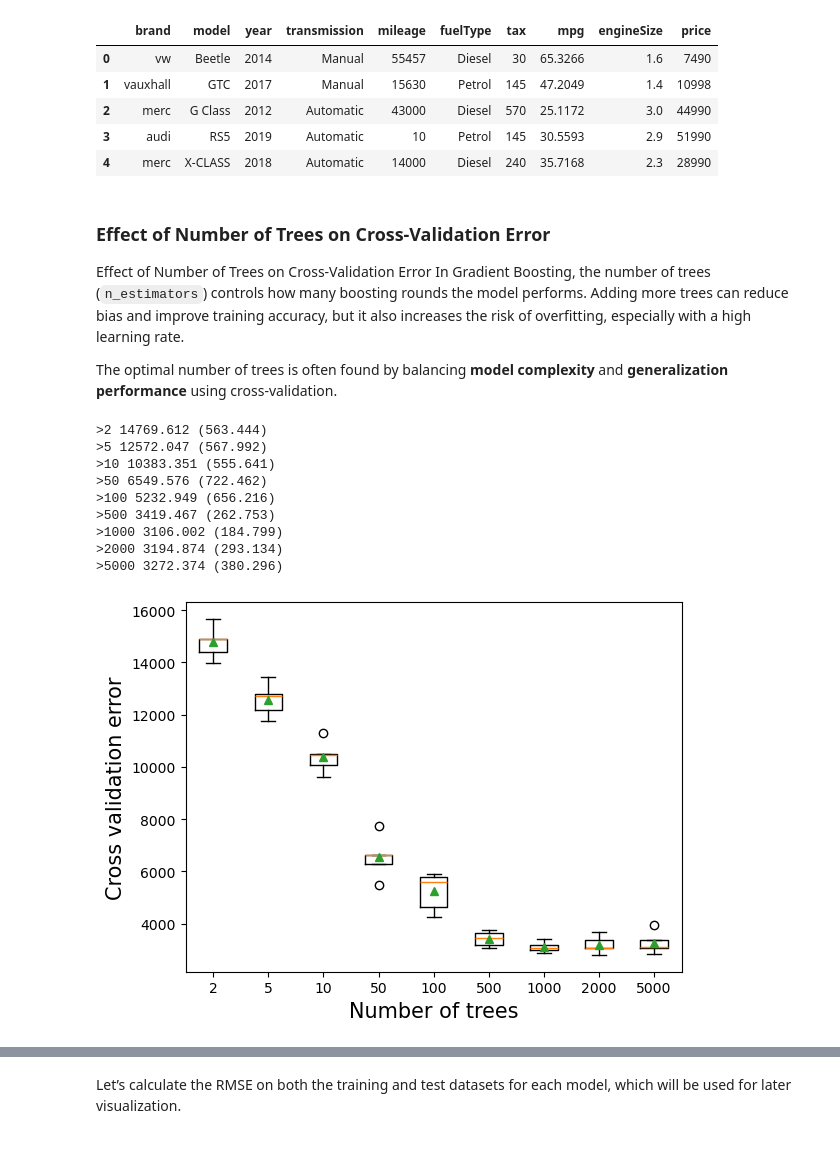
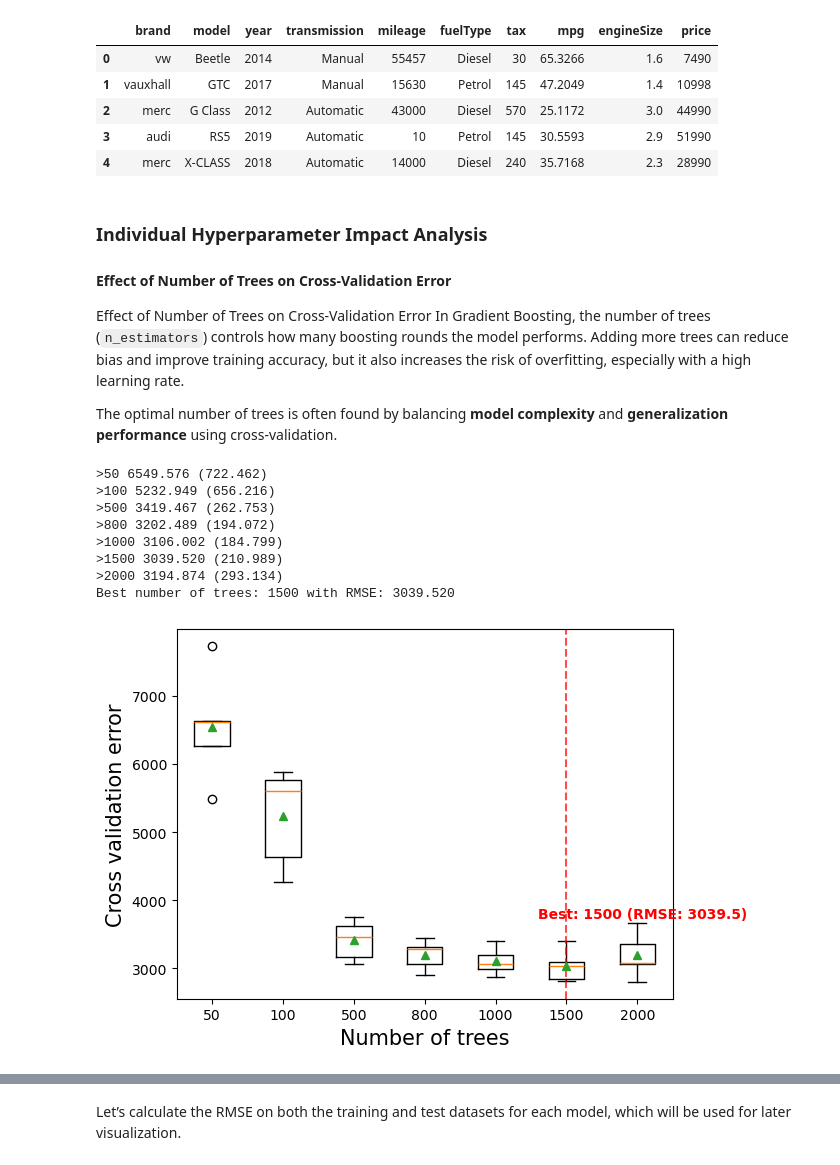
Before and after one commit to Lizhen0909/STAT303-3-class-notes, a Jupyter notebook: Gradient_Boosting.ipynb, the cells around one changed output, grey strips where cells are left out. Cells and saved outputs as stored; diff of their text form; code cells hidden in the pictures.

```diff
--- a/Gradient_Boosting.ipynb
+++ b/Gradient_Boosting.ipynb
@@ -104,7 +185,9 @@ X_test_encoded_df = pd.DataFrame(X_test_encoded, columns=encoder.get_feature_nam
 X_train_final = pd.concat([X_train_encoded_df, X_train[numerical_feature].reset_index(drop=True)], axis=1)
 X_test_final = pd.concat([X_test_encoded_df, X_test[numerical_feature].reset_index(drop=True)], axis=1)
 # %% [markdown]
-### Effect of Number of Trees on Cross-Validation Error
+### Individual Hyperparameter Impact Analysis
+
+#### Effect of Number of Trees on Cross-Validation Error
 
 Effect of Number of Trees on Cross-Validation Error
 In Gradient Boosting, the number of trees (`n_estimators`) controls how many boosting rounds the model performs. Adding more trees can reduce bias and improve training accuracy, but it also increases the risk of overfitting, especially with a high learning rate.
@@ -114,44 +197,57 @@ The optimal number of trees is often found by balancing **model complexity** and
 def get_models():
     models = dict()
     # define number of trees to consider
-    n_trees = [2, 5, 10, 50, 100, 500, 1000, 2000, 5000]
+    n_trees = [50, 100, 500, 800, 1000, 1500, 2000]
     for n in n_trees:
         models[str(n)] = GradientBoostingRegressor(n_estimators=n,random_state=1,loss='huber')
     return models
 
 # evaluate a given model using cross-validation
 def evaluate_model(model, X, y):
     # define the evaluation procedure
     cv = KFold(n_splits=5, shuffle=True, random_state=1)
     # evaluate the model and collect the results
     scores = np.sqrt(-cross_val_score(model, X, y, scoring='neg_mean_squared_error', cv=cv, n_jobs=-1))
     return scores
 
 # get the models to evaluate
 models = get_models()
 # evaluate the models and store results
 results, names = list(), list()
 for name, model in models.items():
     # evaluate the model
     scores = evaluate_model(model, X_train_final, y_train)
     # store the results
     results.append(scores)
     names.append(name)
     # summarize the performance along the way
     print('>%s %.3f (%.3f)' % (name, np.mean(scores), np.std(scores)))
-# plot model performance for comparison
+
 plt.boxplot(results, labels=names, showmeans=True)
 plt.ylabel('Cross validation error',fontsize=15)
 plt.xlabel('Number of trees',fontsize=15);
+
+# get the optimal number of trees
+best_index = np.argmin([np.mean(r) for r in results])
+best_n_trees = names[best_index]
+best_score = np.mean(results[best_index])
+
+
+# Highlight the best model on the plot
+plt.axvline(x=best_index+1, color='red', linestyle='--', alpha=0.7)
+plt.text(best_index + 1 - 0.4, best_score+700,
+         f'Best: {best_n_trees} (RMSE: {best_score:.1f})',
+         color='red', fontweight='bold')
+
+print(f"Best number of trees: {best_n_trees} with RMSE: {best_score:.3f}")
 # %% [output]
->2 14769.612 (563.444)
->5 12572.047 (567.992)
->10 10383.351 (555.641)
 >50 6549.576 (722.462)
 >100 5232.949 (656.216)
 >500 3419.467 (262.753)
+>800 3202.489 (194.072)
 >1000 3106.002 (184.799)
+>1500 3039.520 (210.989)
 >2000 3194.874 (293.134)
->5000 3272.374 (380.296)
+Best number of trees: 1500 with RMSE: 3039.520
-[figure, old version]
+[figure, new version]
 # %% [markdown]
```
Also changed, not shown: parts of 24 cells of this notebook, 5 other files.
